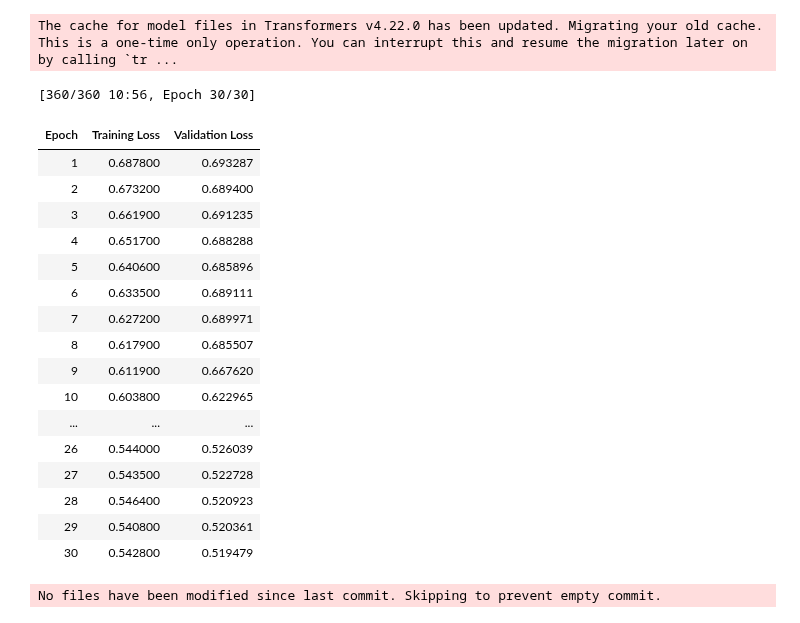
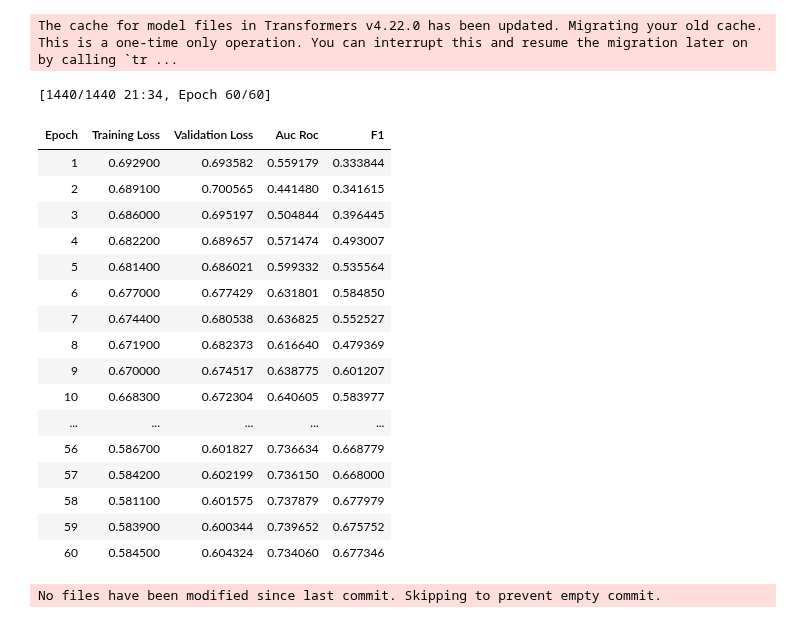
Before and after one commit to KangaOnGit/Wharton-Data-Science-Competition, a Jupyter notebook: Cls Model (Wharton).ipynb, the cells around one changed output. Cells and saved outputs as stored; diff of their text form; code cells hidden in the pictures.

Commit message:
Kaggle Notebook | Classification Model (Wharton) | Version 15

```diff
--- a/Cls Model (Wharton).ipynb
+++ b/Cls Model (Wharton).ipynb
@@ -554,60 +606,96 @@ class FeatureGroupingModel(PreTrainedModel):
 # %% [output]
 The cache for model files in Transformers v4.22.0 has been updated. Migrating your old cache. This is a one-time only operation. You can interrupt this and resume the migration later on by calling `tr ...
+# %%
+def compute_metrics(eval_pred):
+    logits, labels = eval_pred
+
+    # Convert logits to a PyTorch tensor
+    logits = torch.tensor(logits)
+
+    # Apply softmax to get probabilities
+    probs = torch.nn.functional.softmax(logits, dim=1)[:, 1].cpu().numpy()  # Convert back to NumPy
+
+    # Ensure labels are in NumPy array format
+    labels = np.array(labels)
+
+    # Convert probabilities to binary predictions
+    preds = (probs >= 0.5).astype(int)
+
+    # Compute metrics
+    auc_roc = roc_auc_score(labels, probs) if len(set(labels)) > 1 else 0.0  # Prevent single-class error
+    f1 = f1_score(labels, preds, average="macro")
+
+    return {"auc_roc": auc_roc, "f1": f1}
 # %%
 from transformers import Trainer, TrainingArguments
+from transformers import get_scheduler
+import warnings
+
+warnings.filterwarnings(
+    "ignore",
+    message="Was asked to gather along dimension 0, but all input tensors were scalars",
+    category=UserWarning
+)
 
 training_args = TrainingArguments(
     output_dir="./WhartonDS_ClsModel",
     learning_rate = 1e-5,
     eval_strategy="epoch",  # Evaluate at each epoch
     save_strategy="epoch",
     logging_strategy="epoch",  # Log every epoch
     logging_dir="./logs",
     logging_steps=1,  # Log at every step
-    per_device_train_batch_size=128,
+    per_device_train_batch_size=64,
     per_device_eval_batch_size=32,
-    num_train_epochs=30,
+    num_train_epochs=60,
     weight_decay=0.0005,
     report_to="none",
     push_to_hub=True,
-    optim = 'adamw_torch'
+    optim = 'adamw_torch',
+    lr_scheduler_type="cosine",
+    hub_model_id="KanWasTaken/WhartonDS_ClsModel",
+    load_best_model_at_end=True,
+    metric_for_best_model="auc_roc",
+    greater_is_better= True,
+    save_total_limit = 1
 )
 
 # Initialize Model
 model = FeatureGroupingModel(FeatureGroupingConfig())
 
 trainer = Trainer(
     model=model.to(device),
     args=training_args,
     train_dataset=train_set,
-    eval_dataset=val_set
+    eval_dataset=val_set,
+    compute_metrics=compute_metrics
 )
 
 # Train the Model
 trainer.train()
 
 # Save Model
 trainer.save_model("./WhartonDS_ClsModel")
 
 # Save Model to Hugging Face Hub
 trainer.push_to_hub("KanWasTaken/WhartonDS_ClsModel")
 # %% [output]
-[360/360 10:56, Epoch 30/30]
+[1440/1440 21:34, Epoch 60/60]
-| Epoch | Training Loss | Validation Loss |
-| 1 | 0.687800 | 0.693287 |
-| 2 | 0.673200 | 0.689400 |
-| 3 | 0.661900 | 0.691235 |
-| 4 | 0.651700 | 0.688288 |
-| 5 | 0.640600 | 0.685896 |
-| 6 | 0.633500 | 0.689111 |
-| 7 | 0.627200 | 0.689971 |
-| 8 | 0.617900 | 0.685507 |
-| 9 | 0.611900 | 0.667620 |
-| 10 | 0.603800 | 0.622965 |
-| ... | ... | ... |
-| 26 | 0.544000 | 0.526039 |
-| 27 | 0.543500 | 0.522728 |
-| 28 | 0.546400 | 0.520923 |
-| 29 | 0.540800 | 0.520361 |
-| 30 | 0.542800 | 0.519479 |
+| Epoch | Training Loss | Validation Loss | Auc Roc | F1 |
+| 1 | 0.692900 | 0.693582 | 0.559179 | 0.333844 |
+| 2 | 0.689100 | 0.700565 | 0.441480 | 0.341615 |
+| 3 | 0.686000 | 0.695197 | 0.504844 | 0.396445 |
+| 4 | 0.682200 | 0.689657 | 0.571474 | 0.493007 |
+| 5 | 0.681400 | 0.686021 | 0.599332 | 0.535564 |
+| 6 | 0.677000 | 0.677429 | 0.631801 | 0.584850 |
+| 7 | 0.674400 | 0.680538 | 0.636825 | 0.552527 |
+| 8 | 0.671900 | 0.682373 | 0.616640 | 0.479369 |
+| 9 | 0.670000 | 0.674517 | 0.638775 | 0.601207 |
+| 10 | 0.668300 | 0.672304 | 0.640605 | 0.583977 |
+| ... | ... | ... | ... | ... |
+| 56 | 0.586700 | 0.601827 | 0.736634 | 0.668779 |
+| 57 | 0.584200 | 0.602199 | 0.736150 | 0.668000 |
+| 58 | 0.581100 | 0.601575 | 0.737879 | 0.677979 |
+| 59 | 0.583900 | 0.600344 | 0.739652 | 0.675752 |
+| 60 | 0.584500 | 0.604324 | 0.734060 | 0.677346 |
 No files have been modified since last commit. Skipping to prevent empty commit.
```
Also changed, not shown: parts of 13 cells of this notebook.
